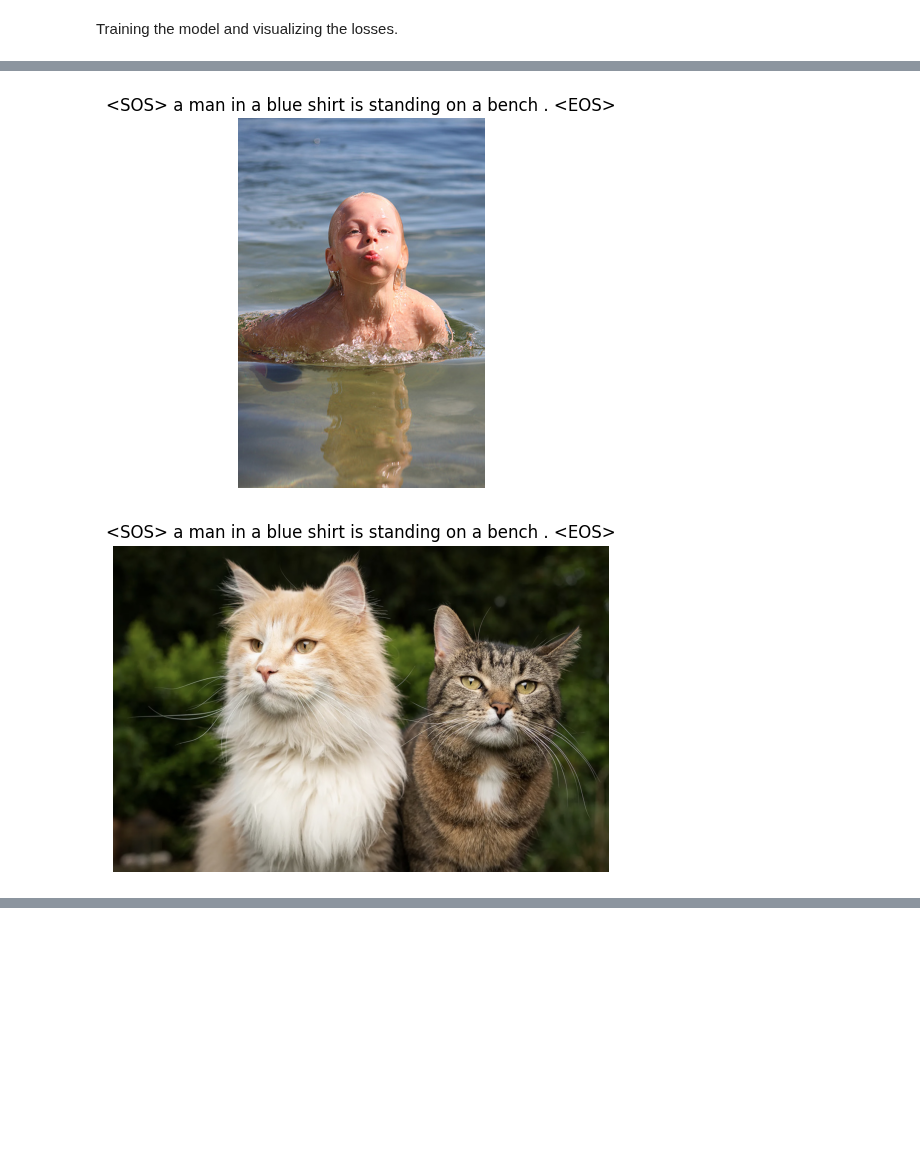
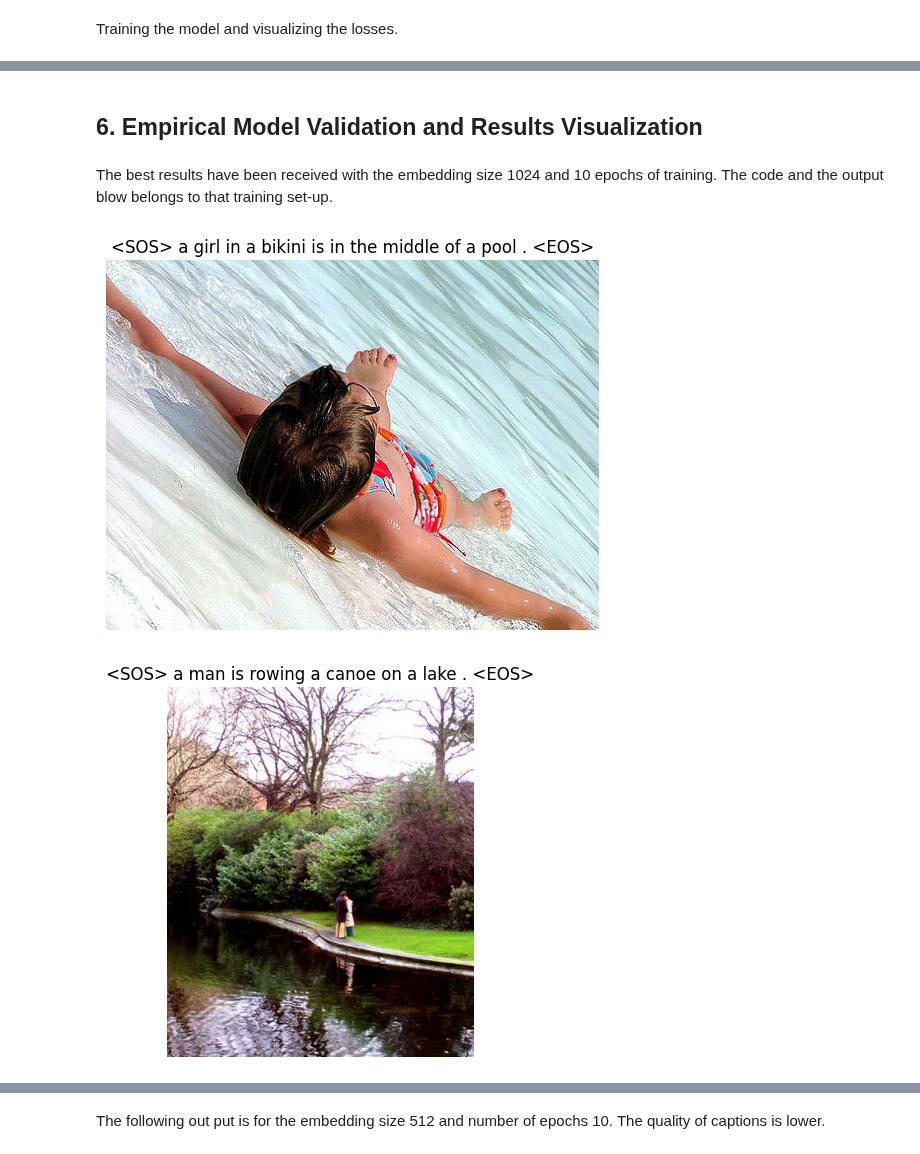
Before and after one commit to helios12/DataScienceProjects, a Jupyter notebook: tasks/task-15/Task-15-Image_Captioning.ipynb, the cells around one changed output, grey strips where cells are left out. Cells and saved outputs as stored; diff of their text form; code cells hidden in the pictures; blank space fills up the shorter version.

```diff
--- a/tasks/task-15/Task-15-Image_Captioning.ipynb
+++ b/tasks/task-15/Task-15-Image_Captioning.ipynb
@@ -159,7 +158,7 @@ def get_loader(
 
 
 transform = transforms.Compose(
-        [transforms.Resize((224, 224)), transforms.ToTensor(),]
+        [transforms.Resize((356, 356)), transforms.ToTensor(),]
     )
 
 loader, dataset = get_loader(
@@ -199,7 +198,7 @@ class EncoderCNN(nn.Module):
         super(EncoderCNN, self).__init__()
         self.train_CNN = train_CNN
         # Loading pretrained CNN model
-        self.inception = models.inception_v3(pretrained=True, aux_logits=True)
+        self.inception = models.inception_v3(weights=Inception_V3_Weights.DEFAULT, aux_logits=True)
         # Replacing the last layer - classifier with an embedder
         self.inception.fc = nn.Linear(self.inception.fc.in_features, embed_size)
         self.relu = nn.ReLU()
@@ -285,12 +284,12 @@ def train():
     train_CNN = False
 
     # Hyperparameters
-    embed_size = 128
-    hidden_size = 128
+    embed_size = 1024
+    hidden_size = 1024
     vocab_size = len(dataset.vocab)
     num_layers = 1
     learning_rate = 3e-4
-    num_epochs = 5
+    num_epochs = 10
 
 
     # Initialize
@@ -308,6 +307,7 @@ def train():
     model.train()
 
     for epoch in range(num_epochs):
+        print(f"Epoch [{epoch+1}/{num_epochs}]")
 
         for idx, (imgs, captions) in tqdm(
             enumerate(train_loader), total=len(train_loader), leave=False
@@ -345,25 +355,38 @@ plt.show()
+# %% [markdown]
+## 6. Empirical Model Validation and Results Visualization
+# %% [markdown]
+The best results have been received with the embedding size 1024 and 10 epochs of training. The code and the output blow belongs to that training set-up.
 # %%
 from PIL import Image
 import matplotlib.pyplot as plt
 
 def show_caption(image_path, model, vocab, transform):
     model.eval()
     image = Image.open(image_path).convert("RGB")
-    tensor = transform(image).unsqueeze(0).to(device)
+
+    inference_transform = transforms.Compose([
+        transforms.Resize((356, 356)),
+        transforms.CenterCrop((299, 299)),  # Use CenterCrop instead of RandomCrop
+        transforms.ToTensor(),
+        transforms.Normalize((0.5, 0.5, 0.5), (0.5, 0.5, 0.5)),
+    ])
+
+    tensor = inference_transform(image).unsqueeze(0).to(device)
+
 
     with torch.no_grad():
         caption_tokens = model.caption_image(tensor, vocab)
     caption = " ".join(caption_tokens)
 
     plt.imshow(image)
     plt.axis("off")
     plt.title(caption)
     plt.show()
 
 
-show_caption("data/978580450_e862715aba.jpg", model, dataset.vocab, transform)
-show_caption("data/cats.jpg", model, dataset.vocab, transform)
-show_caption("data/dog.jpg", model, dataset.vocab, transform)
+show_caption("data/images/667626_18933d713e.jpg", model, dataset.vocab, transform)
+show_caption("data/images/3637013_c675de7705.jpg", model, dataset.vocab, transform)
+show_caption("data/images/10815824_2997e03d76.jpg", model, dataset.vocab, transform)
 # %% [output]
-[figure, old version]
+[figure, new version]
-[figure, old version]
+[figure, new version]
@@ -371,0 +394,2 @@ show_caption("data/dog.jpg", model, dataset.vocab, transform)
+# %% [markdown]
+The following out put is for the embedding size 512 and number of epochs 10. The quality of captions is lower.
```
Also changed, not shown: parts of 4 cells of this notebook.
